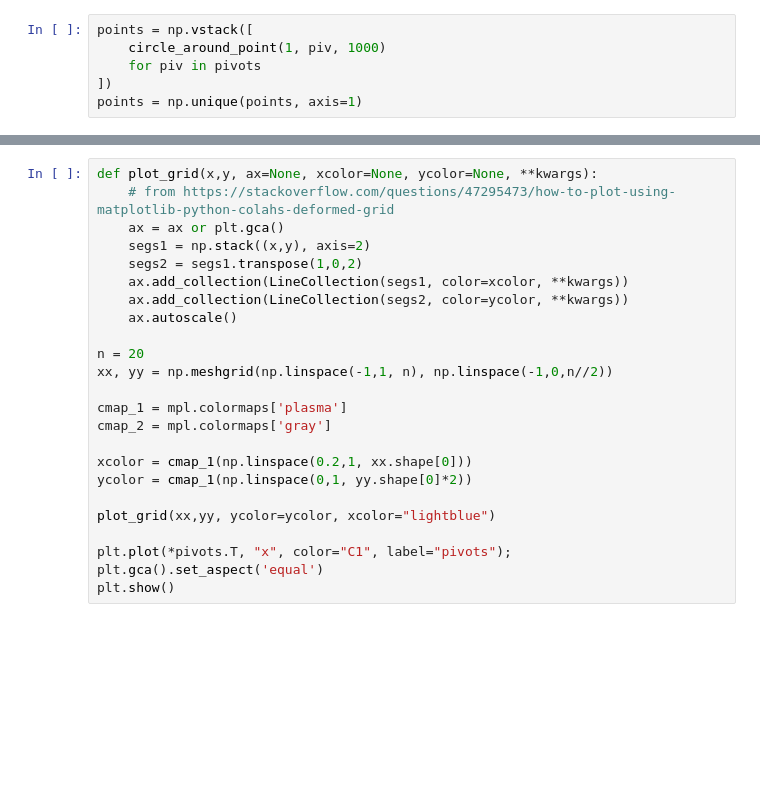
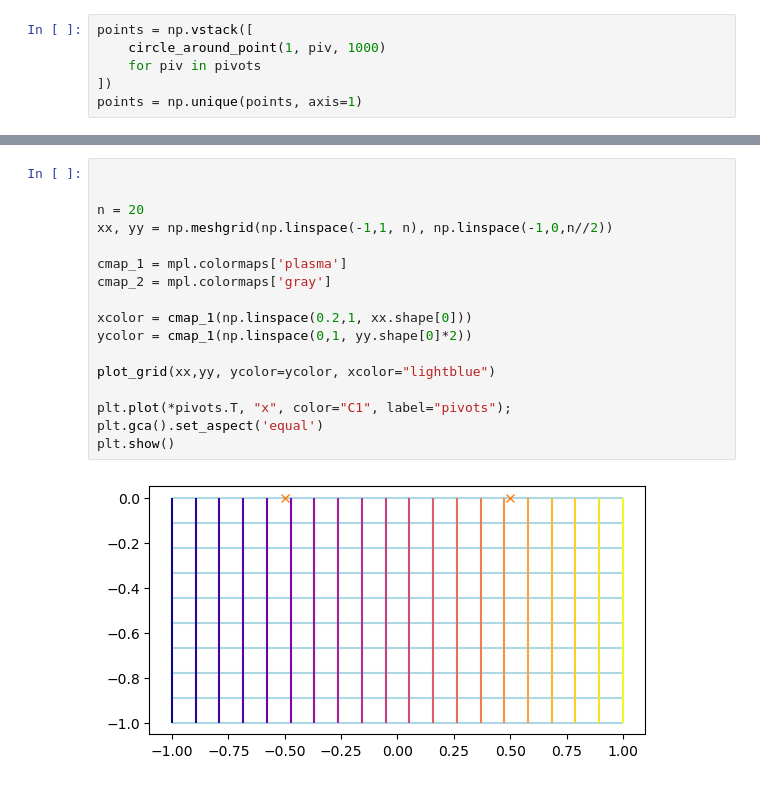
Before and after one commit to DimensionalScoop/metric_spaces, a Jupyter notebook: exploration/pivot_transform.ipynb, the cells around one changed output, grey strips where cells are left out. Saved outputs shown, nothing was run; the diff lists cells and outputs as text; blank space fills up the shorter version.

```diff
--- a/exploration/pivot_transform.ipynb
+++ b/exploration/pivot_transform.ipynb
@@ -267,27 +338,22 @@ plt.plot(*pivots.T, "x", color="white", label="pivots");
 # %%
-def plot_grid(x,y, ax=None, xcolor=None, ycolor=None, **kwargs):
-    # from https://stackoverflow.com/questions/47295473/how-to-plot-using-matplotlib-python-colahs-deformed-grid
-    ax = ax or plt.gca()
-    segs1 = np.stack((x,y), axis=2)
-    segs2 = segs1.transpose(1,0,2)
-    ax.add_collection(LineCollection(segs1, color=xcolor, **kwargs))
-    ax.add_collection(LineCollection(segs2, color=ycolor, **kwargs))
-    ax.autoscale()
+
 
 n = 20
 xx, yy = np.meshgrid(np.linspace(-1,1, n), np.linspace(-1,0,n//2))
 
 cmap_1 = mpl.colormaps['plasma']
 cmap_2 = mpl.colormaps['gray']
 
 xcolor = cmap_1(np.linspace(0.2,1, xx.shape[0]))
 ycolor = cmap_1(np.linspace(0,1, yy.shape[0]*2))
 
 plot_grid(xx,yy, ycolor=ycolor, xcolor="lightblue")
 
 plt.plot(*pivots.T, "x", color="C1", label="pivots");
 plt.gca().set_aspect('equal')
 plt.show()
+# %% [output]
+[figure, added]
 # %%
 points = np.array([xx.flatten(), yy.flatten()]).T
 p_t = points_to_pivot_space(points, pivots)
```
Also changed, not shown: parts of 13 cells of this notebook, 5 other files.
